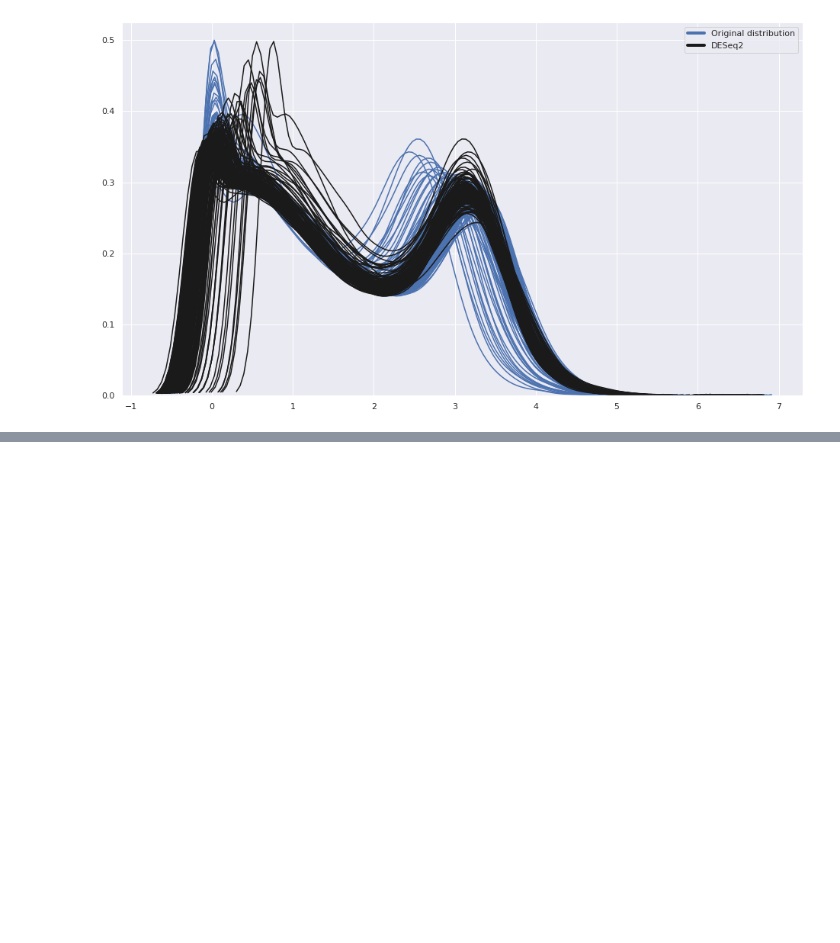
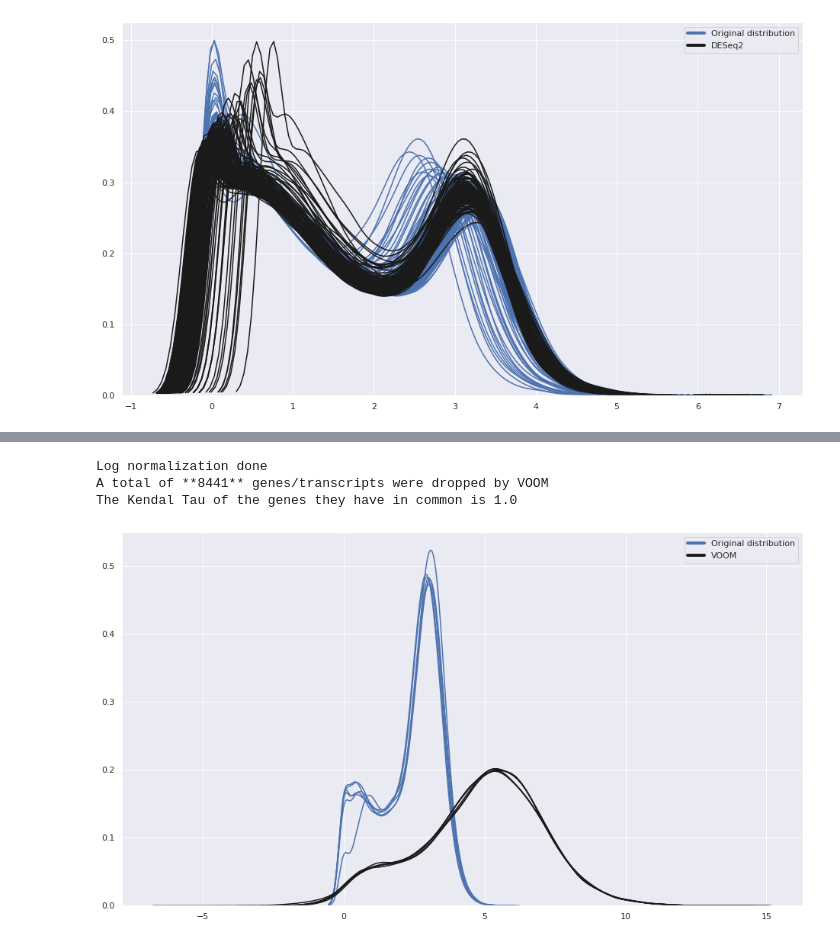
Before and after one commit to genepattern/preprocessing-rnaseq, a Jupyter notebook: Bulk RNA-seq Preprocessing for GSEA+ draft 3.ipynb, the cells around one changed output, grey strips where cells are left out. Drawn from its saved outputs; the diff is of its cells as text; code cells hidden in the pictures; blank space fills up the shorter version.

```diff
--- a/Bulk RNA-seq Preprocessing for GSEA+ draft 3.ipynb
+++ b/Bulk RNA-seq Preprocessing for GSEA+ draft 3.ipynb
@@ -334,0 +370,3 @@ The Kendal Tau of the genes they have in common is 0.9999301179747584
+# %%
+voom = pd.read_table('data/183205-voom/readcount_genename_txt_filt_M2KD.preprocessed.gct',header=2,sep='\t',index_col=0).drop('Description',axis=1)
+voom.head()
@@ -334,0 +389,7 @@ The Kendal Tau of the genes they have in common is 0.9999301179747584
+# %%
+print_vitals(df1=raw,df2=voom,method='VOOM',apply_log_normalize=False)
+# %% [output]
+Log normalization done
+A total of **8441** genes/transcripts were dropped by VOOM
+The Kendal Tau of the genes they have in common is 1.0
+[figure, added]
```
Also changed, not shown: parts of 9 cells of this notebook.
